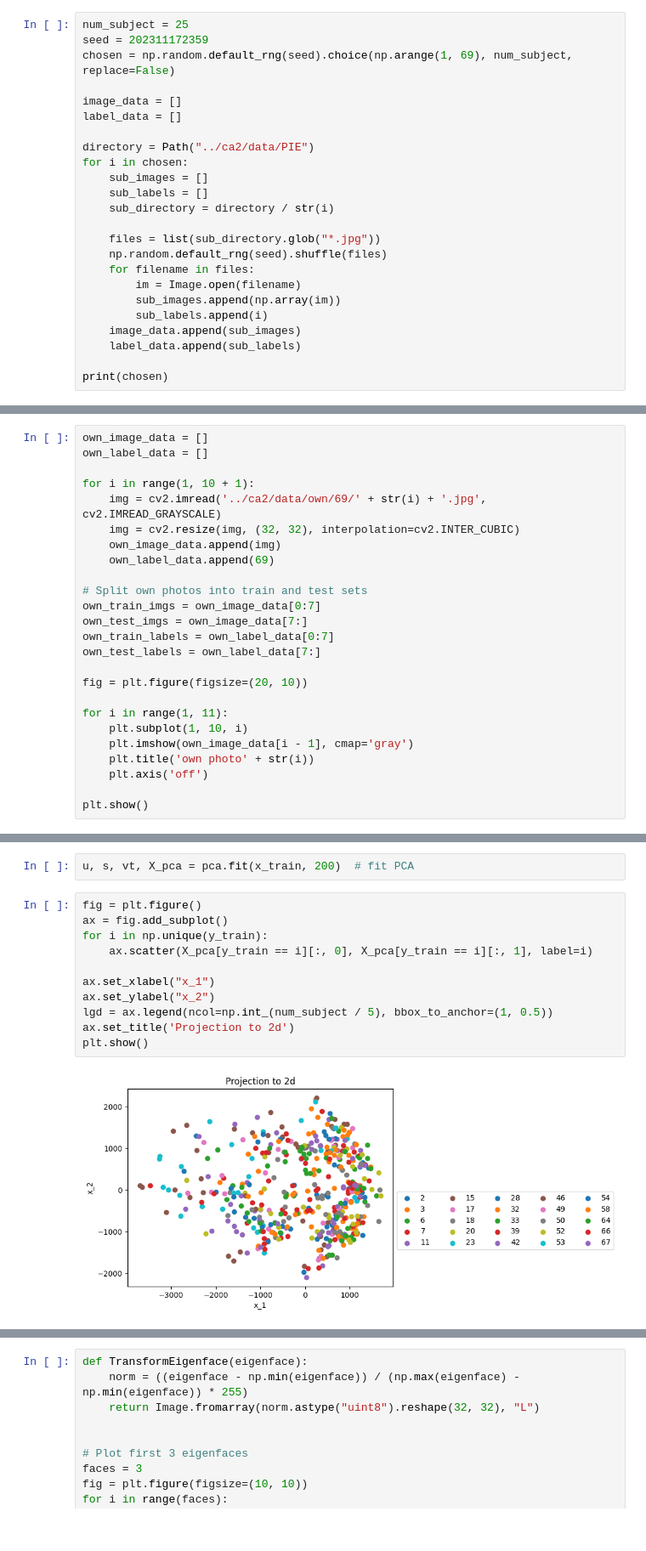
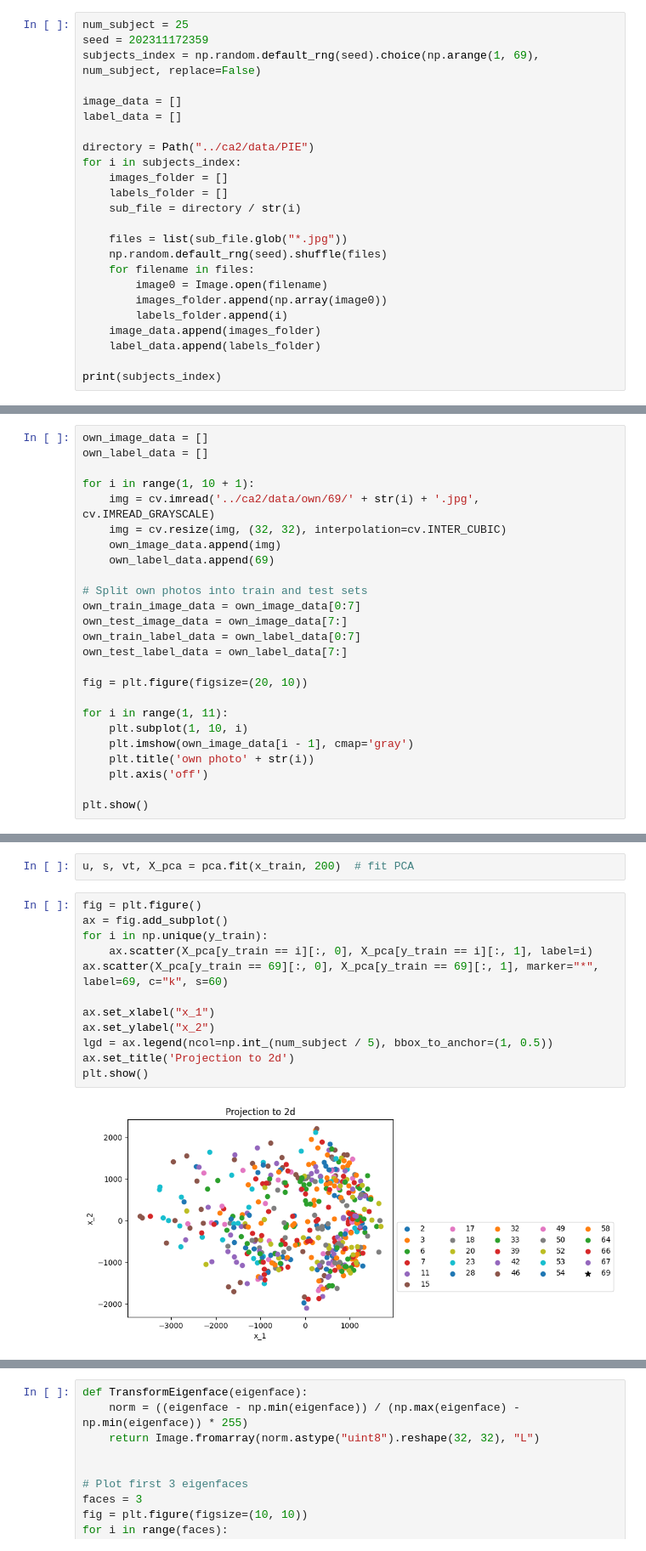
Before and after one commit to frankRenlf/pattern_recognition, a Jupyter notebook: ca2/PCA.ipynb, the cells around one changed output, grey strips where cells are left out. Shown: that part at 85% size. Drawn from its saved outputs; the diff is of its cells as text.

```diff
--- a/ca2/PCA.ipynb
+++ b/ca2/PCA.ipynb
@@ -72,27 +73,27 @@ class FaceDataset(Dataset):
 # %%
 num_subject = 25
 seed = 202311172359
-chosen = np.random.default_rng(seed).choice(np.arange(1, 69), num_subject, replace=False)
+subjects_index = np.random.default_rng(seed).choice(np.arange(1, 69), num_subject, replace=False)
 
 image_data = []
 label_data = []
 
 directory = Path("../ca2/data/PIE")
-for i in chosen:
-    sub_images = []
-    sub_labels = []
-    sub_directory = directory / str(i)
+for i in subjects_index:
+    images_folder = []
+    labels_folder = []
+    sub_file = directory / str(i)
 
-    files = list(sub_directory.glob("*.jpg"))
+    files = list(sub_file.glob("*.jpg"))
     np.random.default_rng(seed).shuffle(files)
     for filename in files:
-        im = Image.open(filename)
-        sub_images.append(np.array(im))
-        sub_labels.append(i)
-    image_data.append(sub_images)
-    label_data.append(sub_labels)
+        image0 = Image.open(filename)
+        images_folder.append(np.array(image0))
+        labels_folder.append(i)
+    image_data.append(images_folder)
+    label_data.append(labels_folder)
 
-print(chosen)
+print(subjects_index)
 # %% [output]
 [18 46 32 42  6 15 33 64 23 39  7 54 53 28 58 11  3 17 52  2 67 49 20 66
  50]
@@ -101,16 +102,16 @@ own_image_data = []
 own_label_data = []
 
 for i in range(1, 10 + 1):
-    img = cv2.imread('../ca2/data/own/69/' + str(i) + '.jpg', cv2.IMREAD_GRAYSCALE)
-    img = cv2.resize(img, (32, 32), interpolation=cv2.INTER_CUBIC)
+    img = cv.imread('../ca2/data/own/69/' + str(i) + '.jpg', cv.IMREAD_GRAYSCALE)
+    img = cv.resize(img, (32, 32), interpolation=cv.INTER_CUBIC)
     own_image_data.append(img)
     own_label_data.append(69)
 
 # Split own photos into train and test sets
-own_train_imgs = own_image_data[0:7]
-own_test_imgs = own_image_data[7:]
-own_train_labels = own_label_data[0:7]
-own_test_labels = own_label_data[7:]
+own_train_image_data = own_image_data[0:7]
+own_test_image_data = own_image_data[7:]
+own_train_label_data = own_label_data[0:7]
+own_test_label_data = own_label_data[7:]
 
 fig = plt.figure(figsize=(20, 10))
 
@@ -184,16 +185,17 @@ u, s, vt, X_pca = pca.fit(x_train, 200)  # fit PCA
 # %%
 fig = plt.figure()
 ax = fig.add_subplot()
 for i in np.unique(y_train):
     ax.scatter(X_pca[y_train == i][:, 0], X_pca[y_train == i][:, 1], label=i)
+ax.scatter(X_pca[y_train == 69][:, 0], X_pca[y_train == 69][:, 1], marker="*", label=69, c="k", s=60)
 
 ax.set_xlabel("x_1")
 ax.set_ylabel("x_2")
 lgd = ax.legend(ncol=np.int_(num_subject / 5), bbox_to_anchor=(1, 0.5))
 ax.set_title('Projection to 2d')
 plt.show()
 # %% [output]
-[figure, old version]
+[figure, new version]
 # %%
 fig = plt.figure()
 ax = fig.add_subplot(projection="3d")
```
Also changed, not shown: parts of 7 cells of this notebook, 4 other files.
